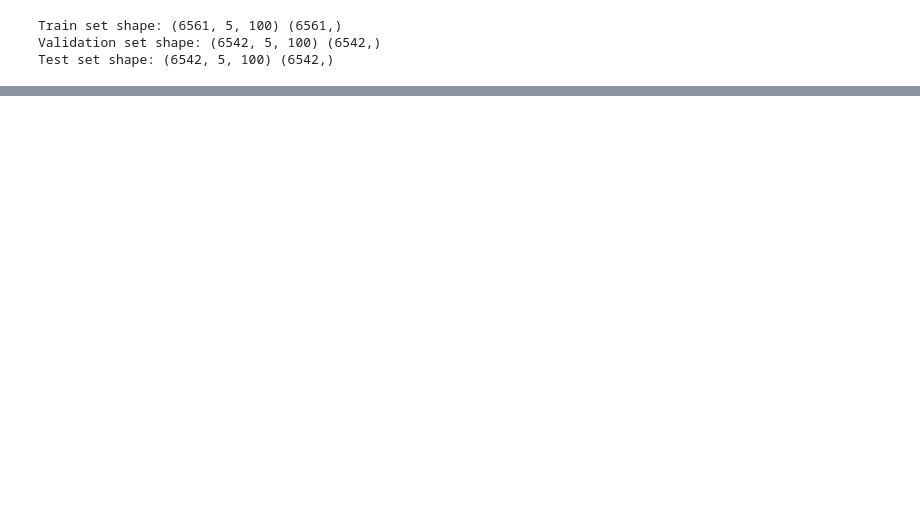
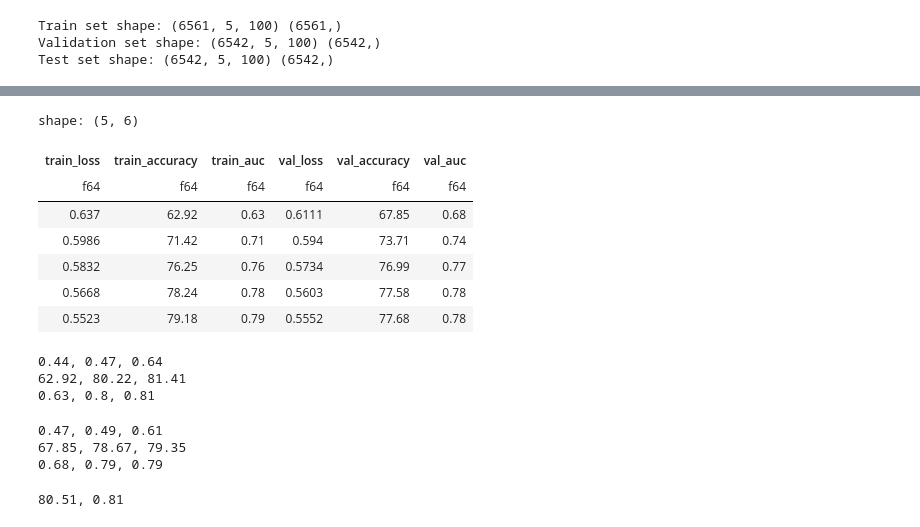
Before and after one commit to munif/epi-thesis, a Jupyter notebook: workflow/07_deepchrome/notebook/05. CNN Modeling.ipynb, the cells around one changed output, grey strips where cells are left out. Cells and saved outputs as stored; diff of their text form; code cells hidden in the pictures; blank space fills up the shorter version.

```diff
--- a/workflow/07_deepchrome/notebook/05. CNN Modeling.ipynb
+++ b/workflow/07_deepchrome/notebook/05. CNN Modeling.ipynb
@@ -276,0 +305,23 @@ AUC Score on test set: 0.8060
+# %%
+# Create dataframe from array
+experiment_results = {
+    'train_loss': train_losses,
+    'train_accuracy': train_accuracies,
+    'train_auc': train_aucs,
+    'val_loss': val_losses,
+    'val_accuracy': val_accuracies,
+    'val_auc': val_aucs
+}
+# %%
+experiment_df = pl.DataFrame(experiment_results)
+# %%
+experiment_df.head()
+# %% [output]
+shape: (5, 6)
+| train_loss | train_accuracy | train_auc | val_loss | val_accuracy | val_auc |
+| f64 | f64 | f64 | f64 | f64 | f64 |
+| 0.637 | 62.92 | 0.63 | 0.6111 | 67.85 | 0.68 |
+| 0.5986 | 71.42 | 0.71 | 0.594 | 73.71 | 0.74 |
+| 0.5832 | 76.25 | 0.76 | 0.5734 | 76.99 | 0.77 |
+| 0.5668 | 78.24 | 0.78 | 0.5603 | 77.58 | 0.78 |
+| 0.5523 | 79.18 | 0.79 | 0.5552 | 77.68 | 0.78 |
@@ -276,0 +333,28 @@ AUC Score on test set: 0.8060
+# %%
+train_loss_min, train_loss_avg, train_loss_max = min_avg_max(train_losses)
+train_acc_min, train_acc_avg, train_acc_max = min_avg_max(train_accuracies)
+train_auc_min, train_auc_avg, train_auc_max = min_avg_max(train_aucs)
+
+print(f"{train_loss_min:.2f}, {train_loss_avg:.2f}, {train_loss_max:.2f}")
+print(f"{train_acc_min}, {train_acc_avg}, {train_acc_max}")
+print(f"{train_auc_min}, {train_auc_avg}, {train_auc_max}")
+# %% [output]
+0.44, 0.47, 0.64
+62.92, 80.22, 81.41
+0.63, 0.8, 0.81
+# %%
+val_loss_min, val_loss_avg, val_loss_max = min_avg_max(val_losses)
+val_acc_min, val_acc_avg, val_acc_max = min_avg_max(val_accuracies)
+val_auc_min, val_auc_avg, val_auc_max = min_avg_max(val_aucs)
+
+print(f"{val_loss_min:.2f}, {val_loss_avg:.2f}, {val_loss_max:.2f}")
+print(f"{val_acc_min}, {val_acc_avg}, {val_acc_max}")
+print(f"{val_auc_min}, {val_auc_avg}, {val_auc_max}")
+# %% [output]
+0.47, 0.49, 0.61
+67.85, 78.67, 79.35
+0.68, 0.79, 0.79
+# %%
+print(f"{round(test_acc_score, 2)}, {round(test_auc_score, 2)}")
+# %% [output]
+80.51, 0.81
```
Also changed, not shown: parts of 9 cells of this notebook, 8 other files.
